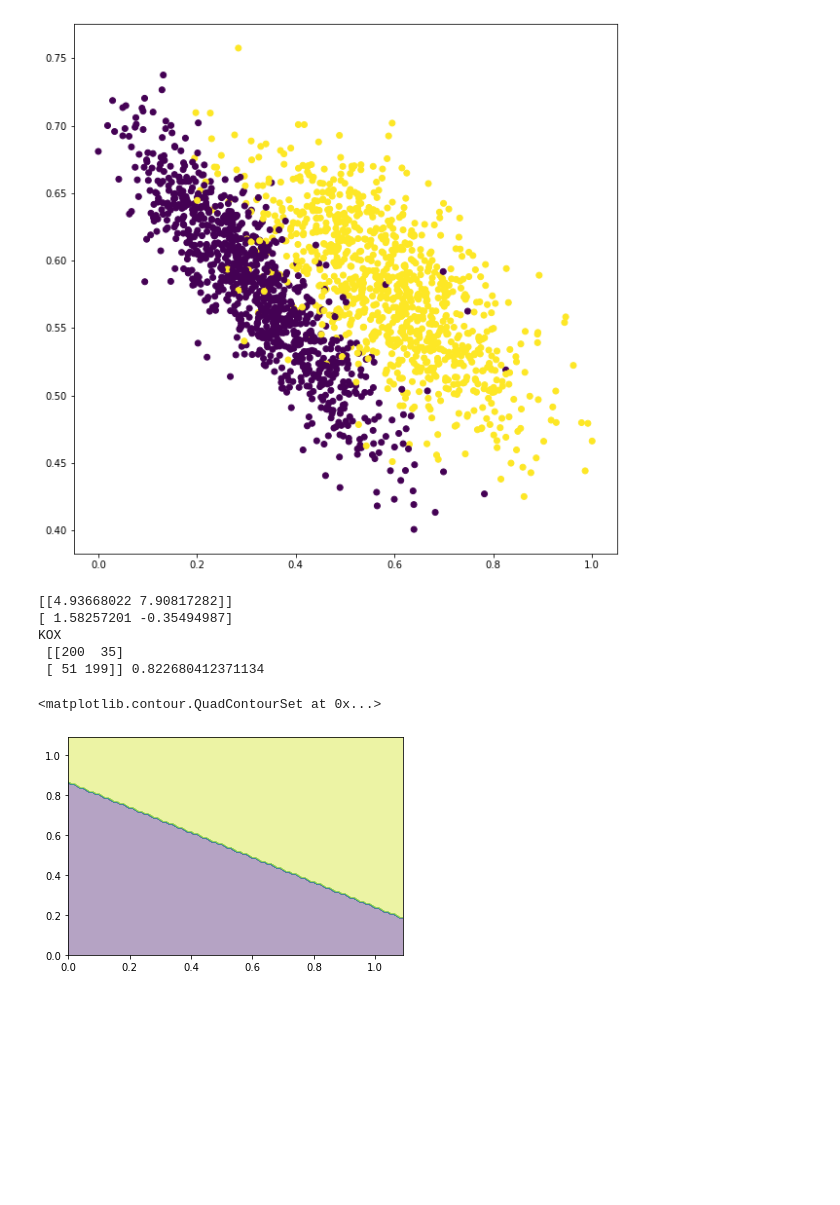
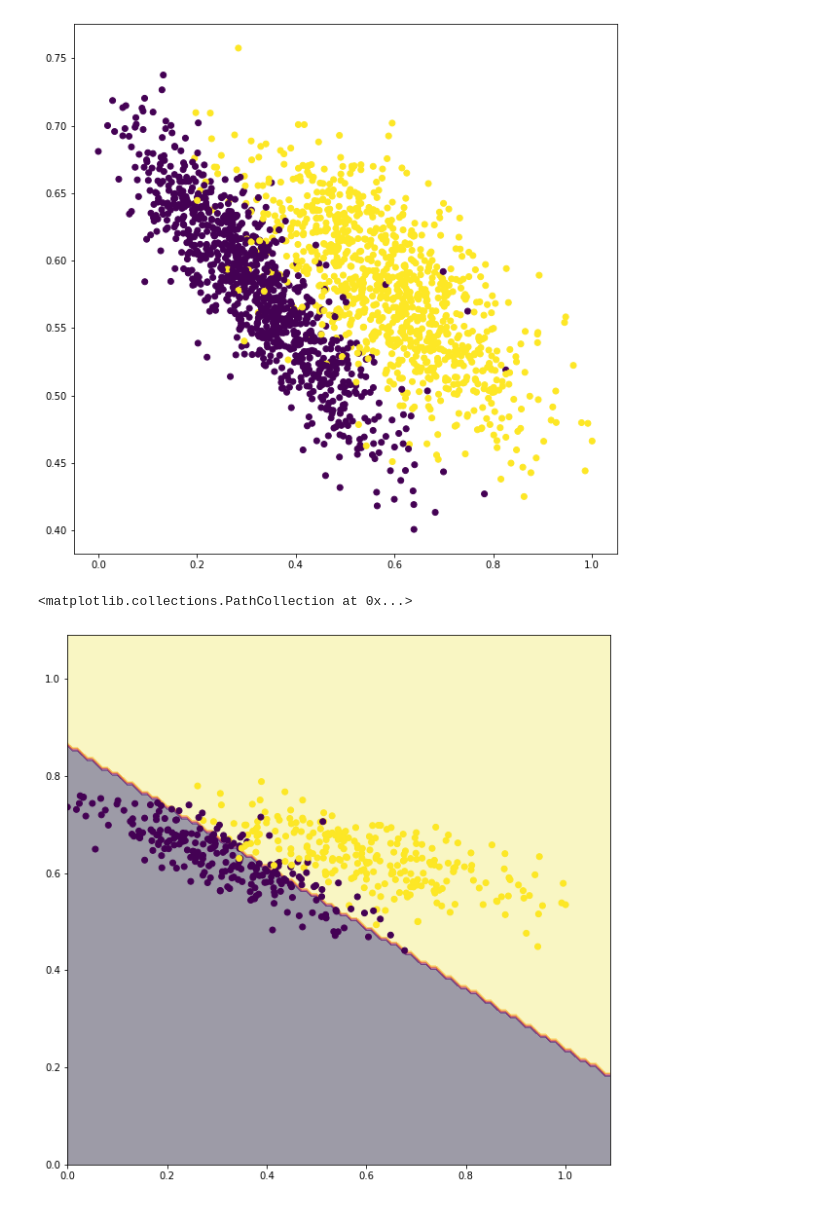
Before and after one commit to jakub-kowalik/PUM, a Jupyter notebook: lab2/lab2.ipynb, the cells around one changed output. Drawn from its saved outputs; the diff is of its cells as text; code cells hidden in the pictures; blank space fills up the shorter version.

Commit message:
working contourf roc and matrix

```diff
--- a/lab2/lab2.ipynb
+++ b/lab2/lab2.ipynb
@@ -76,35 +82,40 @@ def label_data(data, mean):
         if x >= mean:
             ans.append(1.0)
         else:
-            ans.append(0.0)
+            ans.append(-1.0)
     return np.asarray(ans)
 
-model_ridge = RidgeClassifier(copy_X=True)
-model_ridge.fit(X_train, y_train)
+start_analytical = time.perf_counter()
+for i in range(repeats):
+    my_ridge = normal_equation_ridge_regression(X_train, y_train, 1)
+analytical_time = time.perf_counter() - start_analytical
 
-print(model_ridge.coef_)
-my_ridge = calculate_ridge(X_train, y_train, 0.1)
-print(my_ridge)
+my_ridge = my_ridge.reshape((3,1))
 
-predict = model_ridge.predict(c_[mesh.ravel(), mesh.T.ravel()]).reshape(mesh.shape)
-y_predicted = calculate_value(my_ridge, X_test)
+
+y_predicted = f_wielomian(my_ridge, np.c_[xx.ravel(), yy.ravel()])
 
 mean = np.mean(y_predicted)
 
-# conf = confusion_matrix(y_test, predict)
-# print("NIEKOX\n", conf, accuracy_score(y_test, predict))
+y_predicted = label_data(y_predicted, 0)
 
-huj = label_data(y_predicted, mean)
-conf = confusion_matrix(y_test, huj)
-print("KOX \n",conf, accuracy_score(y_test, huj))
-conf
 
-plt.contourf(mesh, mesh.T, predict, alpha=0.4)
+y_predicted = y_predicted.reshape(xx.shape)
+
+
+# # y_predicted2 = label_data(y_predicted2, mean)
+#
+# conf = confusion_matrix(y_test, predict2)
+# print("NIEKOX\n", conf, accuracy_score(y_test, predict2))
+#
+# huj = label_data(y_predicted, mean)
+# conf = confusion_matrix(y_test, huj)
+# print("KOX \n",conf, accuracy_score(y_test, huj))
+# conf
-# %% [output]
-[[4.93668022 7.90817282]]
-[ 1.58257201 -0.35494987]
-KOX
- [[200  35]
- [ 51 199]] 0.822680412371134
-<matplotlib.contour.QuadContourSet at 0x...>
-[figure, removed]
+# %%
+plt.figure(figsize=(10,10))
+plt.contourf(xx, yy, y_predicted, alpha=0.4, cmap='inferno')
+plt.scatter(X_test[:, 0], X_test[:, 1], c=y_test)
+# %% [output]
+<matplotlib.collections.PathCollection at 0x...>
+[figure, added]
```
Also changed, not shown: parts of 12 cells of this notebook.
